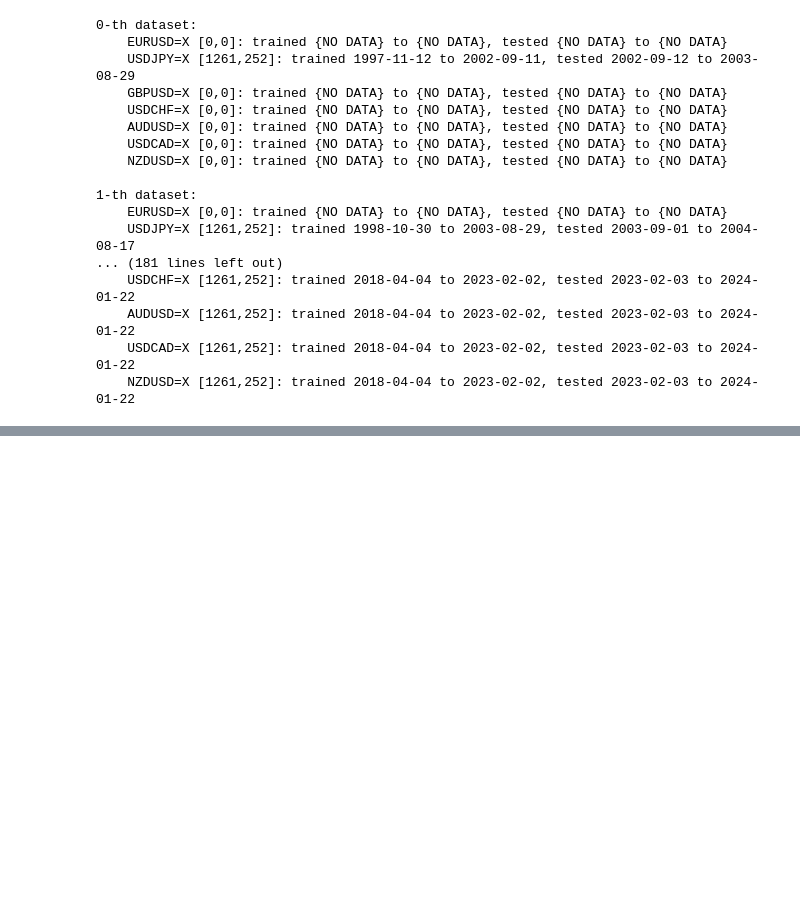
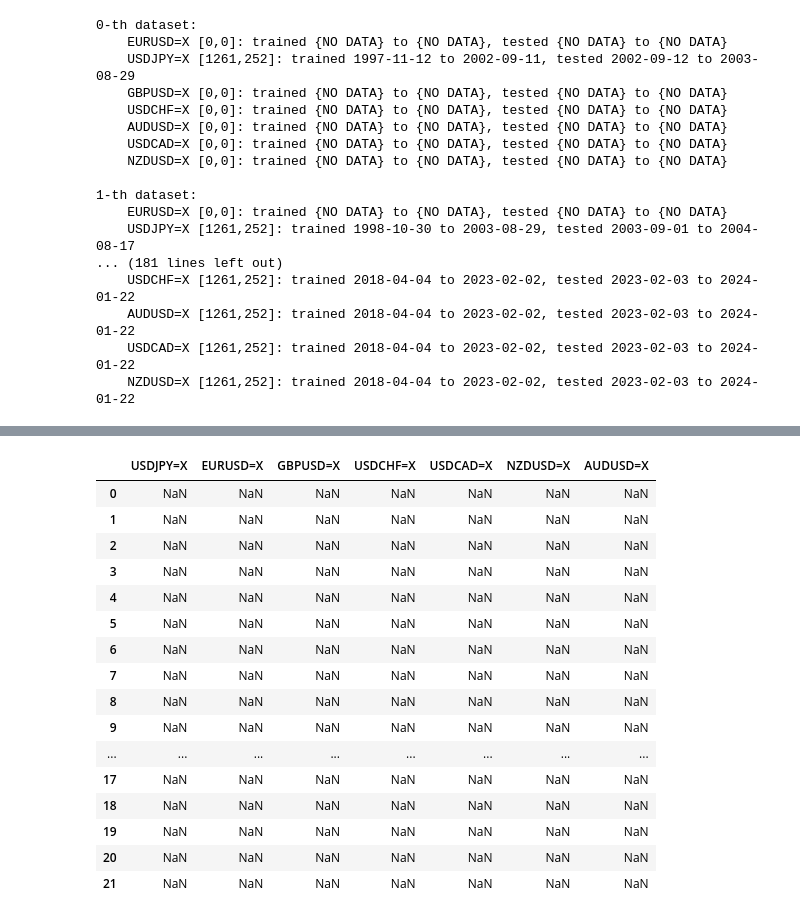
Before and after one commit to kcf1/Personal-Projects, a Jupyter notebook: Trading/FX Algo with ML/FX_Algo_with_ML.ipynb, the cells around one changed output, grey strips where cells are left out. Cells and saved outputs as stored; diff of their text form; code cells hidden in the pictures; blank space fills up the shorter version.

```diff
--- a/Trading/FX Algo with ML/FX_Algo_with_ML.ipynb
+++ b/Trading/FX Algo with ML/FX_Algo_with_ML.ipynb
@@ -450,8 +501,3 @@ for i in range(len(dates)):
     AUDUSD=X [1261,252]: trained 2018-04-04 to 2023-02-02, tested 2023-02-03 to 2024-01-22
     USDCAD=X [1261,252]: trained 2018-04-04 to 2023-02-02, tested 2023-02-03 to 2024-01-22
     NZDUSD=X [1261,252]: trained 2018-04-04 to 2023-02-02, tested 2023-02-03 to 2024-01-22
-# %%
-for i,(train_data,test_data) in enumerate(zip(train_data_list,test_data_list)):
-    print(f'{i}-th dataset')
-    #print(train_data.keys())
-    #concat_train_data = pd.concat(train_data.values())
@@ -475,0 +504,12 @@ dict_keys(['EURUSD=X', 'USDJPY=X', 'GBPUSD=X', 'USDCHF=X', 'AUDUSD=X', 'USDCAD=X
+# %%
+knns_list = list()
+for i,train_data in enumerate(train_data_list):
+    print(f'Training {i}-th dataset')
+    #print(train_data.keys())
+    concat_train_data = pd.concat(train_data.values())
+    knns = [KNeighborsClassifier(n_neighbors=10) for _ in range(100)]
+    for i,knn in enumerate(knns):
+        bootstrap_train_data = concat_train_data.sample(frac=0.3,replace=True)
+        knn.fit(X=bootstrap_train_data.iloc[:,1:],
+            y=np.sign(bootstrap_train_data.iloc[:,0]))
+    knns_list.append(knns)
@@ -475,0 +534,42 @@ dict_keys(['EURUSD=X', 'USDJPY=X', 'GBPUSD=X', 'USDCHF=X', 'AUDUSD=X', 'USDCAD=X
+# %%
+for i,(test_data,knns_list) in enumerate(zip(test_data_list,knns_list)):
+    print(f'Trading {i}-th dataset')
+    for symbol in symbols:
+        df = test_data[symbol]
+        pos = pd.DataFrame()
+        if len(df) > 0:
+            for i,knn in enumerate(knns):
+                pos[f'{i}'] = knn.predict(df.iloc[:,1:])
+            df['Pred'] = pos.mean(axis=1).to_numpy()
+            #df['Pos'] = np.around((df['Pred'].expanding().rank(pct=True)*2-1)*5)/5
+            df['Pos'] = np.around(df['Pred']*5)/5
+            df['Pnl'] = df['Pos'] * df['Ret']
+# %%
+summary = pd.DataFrame()
+for i,test_data in enumerate(test_data_list):
+    for symbol in symbols:
+        if len(test_data[symbol]) > 0:
+            test_return = test_data[symbol]['Pnl']
+            evaluator = Evaluator(test_return)
+
+            summary.loc[i,symbol] = evaluator.get_sharpeRatio()[0]
+# %%
+summary
+# %% [output]
+|  | USDJPY=X | EURUSD=X | GBPUSD=X | USDCHF=X | USDCAD=X | NZDUSD=X | AUDUSD=X |
+| 0 | NaN | NaN | NaN | NaN | NaN | NaN | NaN |
+| 1 | NaN | NaN | NaN | NaN | NaN | NaN | NaN |
+| 2 | NaN | NaN | NaN | NaN | NaN | NaN | NaN |
+| 3 | NaN | NaN | NaN | NaN | NaN | NaN | NaN |
+| 4 | NaN | NaN | NaN | NaN | NaN | NaN | NaN |
+| 5 | NaN | NaN | NaN | NaN | NaN | NaN | NaN |
+| 6 | NaN | NaN | NaN | NaN | NaN | NaN | NaN |
+| 7 | NaN | NaN | NaN | NaN | NaN | NaN | NaN |
+| 8 | NaN | NaN | NaN | NaN | NaN | NaN | NaN |
+| 9 | NaN | NaN | NaN | NaN | NaN | NaN | NaN |
+| ... | ... | ... | ... | ... | ... | ... | ... |
+| 17 | NaN | NaN | NaN | NaN | NaN | NaN | NaN |
+| 18 | NaN | NaN | NaN | NaN | NaN | NaN | NaN |
+| 19 | NaN | NaN | NaN | NaN | NaN | NaN | NaN |
+| 20 | NaN | NaN | NaN | NaN | NaN | NaN | NaN |
+| 21 | NaN | NaN | NaN | NaN | NaN | NaN | NaN |
```
Also changed, not shown: parts of 6 cells of this notebook, 1 other file.
